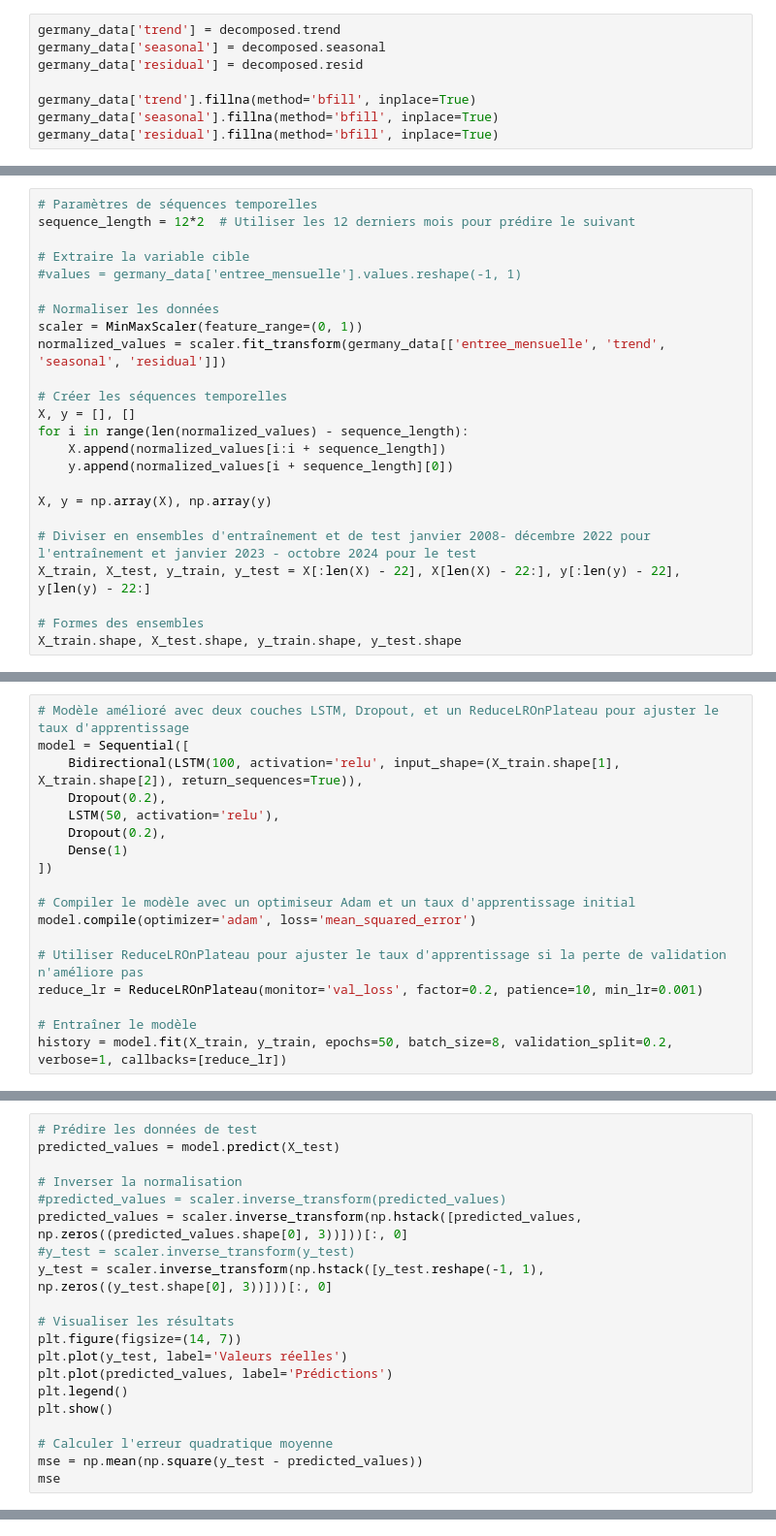
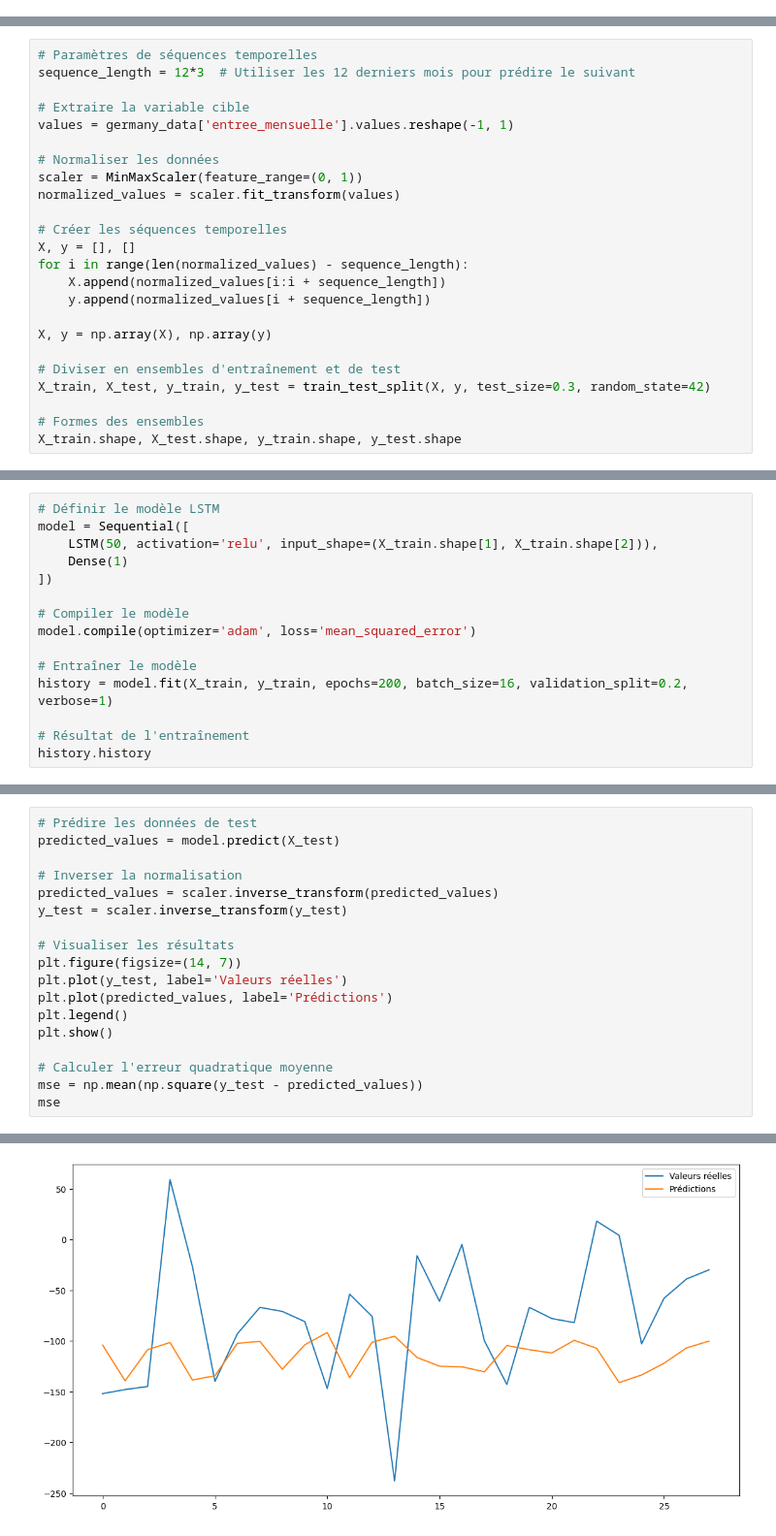
Before and after one commit to SuperMegaFort/TSM-AnSeqDa, a Jupyter notebook: LSTM.ipynb, the cells around one changed output, grey strips where cells are left out. Shown at 97% size. Drawn from its saved outputs; the diff is of its cells as text.

```diff
--- a/LSTM.ipynb
+++ b/LSTM.ipynb
@@ -59,8 +47,0 @@ decomposed.plot()
-# %%
-germany_data['trend'] = decomposed.trend
-germany_data['seasonal'] = decomposed.seasonal
-germany_data['residual'] = decomposed.resid
-
-germany_data['trend'].fillna(method='bfill', inplace=True)
-germany_data['seasonal'].fillna(method='bfill', inplace=True)
-germany_data['residual'].fillna(method='bfill', inplace=True)
@@ -86,24 +48,24 @@ For example, when doing 'df[col].method(value, inplace=True)', try using 'df.met
 # %%
 # Paramètres de séquences temporelles
-sequence_length = 12*2  # Utiliser les 12 derniers mois pour prédire le suivant
+sequence_length = 12*3  # Utiliser les 12 derniers mois pour prédire le suivant
 
 # Extraire la variable cible
-#values = germany_data['entree_mensuelle'].values.reshape(-1, 1)
+values = germany_data['entree_mensuelle'].values.reshape(-1, 1)
 
 # Normaliser les données
 scaler = MinMaxScaler(feature_range=(0, 1))
-normalized_values = scaler.fit_transform(germany_data[['entree_mensuelle', 'trend', 'seasonal', 'residual']])
+normalized_values = scaler.fit_transform(values)
 
 # Créer les séquences temporelles
 X, y = [], []
 for i in range(len(normalized_values) - sequence_length):
     X.append(normalized_values[i:i + sequence_length])
-    y.append(normalized_values[i + sequence_length][0])
+    y.append(normalized_values[i + sequence_length])
 
 X, y = np.array(X), np.array(y)
 
-# Diviser en ensembles d'entraînement et de test janvier 2008- décembre 2022 pour l'entraînement et janvier 2023 - octobre 2024 pour le test
-X_train, X_test, y_train, y_test = X[:len(X) - 22], X[len(X) - 22:], y[:len(y) - 22], y[len(y) - 22:]
+# Diviser en ensembles d'entraînement et de test
+X_train, X_test, y_train, y_test = train_test_split(X, y, test_size=0.3, random_state=42)
 
 # Formes des ensembles
 X_train.shape, X_test.shape, y_train.shape, y_test.shape
@@ -112,19 +74,16 @@ X_train.shape, X_test.shape, y_train.shape, y_test.shape
 # %%
-# Modèle amélioré avec deux couches LSTM, Dropout, et un ReduceLROnPlateau pour ajuster le taux d'apprentissage
+# Définir le modèle LSTM
 model = Sequential([
-    Bidirectional(LSTM(100, activation='relu', input_shape=(X_train.shape[1], X_train.shape[2]), return_sequences=True)),
-    Dropout(0.2),
-    LSTM(50, activation='relu'),
-    Dropout(0.2),
+    LSTM(50, activation='relu', input_shape=(X_train.shape[1], X_train.shape[2])),
     Dense(1)
 ])
 
-# Compiler le modèle avec un optimiseur Adam et un taux d'apprentissage initial
+# Compiler le modèle
 model.compile(optimizer='adam', loss='mean_squared_error')
 
-# Utiliser ReduceLROnPlateau pour ajuster le taux d'apprentissage si la perte de validation n'améliore pas
-reduce_lr = ReduceLROnPlateau(monitor='val_loss', factor=0.2, patience=10, min_lr=0.001)
+# Entraîner le modèle
+history = model.fit(X_train, y_train, epochs=200, batch_size=16, validation_split=0.2, verbose=1)
 
-# Entraîner le modèle
-history = model.fit(X_train, y_train, epochs=50, batch_size=8, validation_split=0.2, verbose=1, callbacks=[reduce_lr])
+# Résultat de l'entraînement
+history.history
 # %% [output]
@@ -135,10 +127,8 @@ KeyboardInterrupt:
 predicted_values = model.predict(X_test)
 
 # Inverser la normalisation
-#predicted_values = scaler.inverse_transform(predicted_values)
-predicted_values = scaler.inverse_transform(np.hstack([predicted_values, np.zeros((predicted_values.shape[0], 3))]))[:, 0]
-#y_test = scaler.inverse_transform(y_test)
-y_test = scaler.inverse_transform(np.hstack([y_test.reshape(-1, 1), np.zeros((y_test.shape[0], 3))]))[:, 0]
+predicted_values = scaler.inverse_transform(predicted_values)
+y_test = scaler.inverse_transform(y_test)
 
 # Visualiser les résultats
 plt.figure(figsize=(14, 7))
@@ -150,3 +140,4 @@ plt.show()
 # Calculer l'erreur quadratique moyenne
 mse = np.mean(np.square(y_test - predicted_values))
 mse
+# %% [output]
@@ -152,0 +145 @@ mse
+[figure, added]
```
Also changed, not shown: parts of 11 cells of this notebook, 9 other files.
